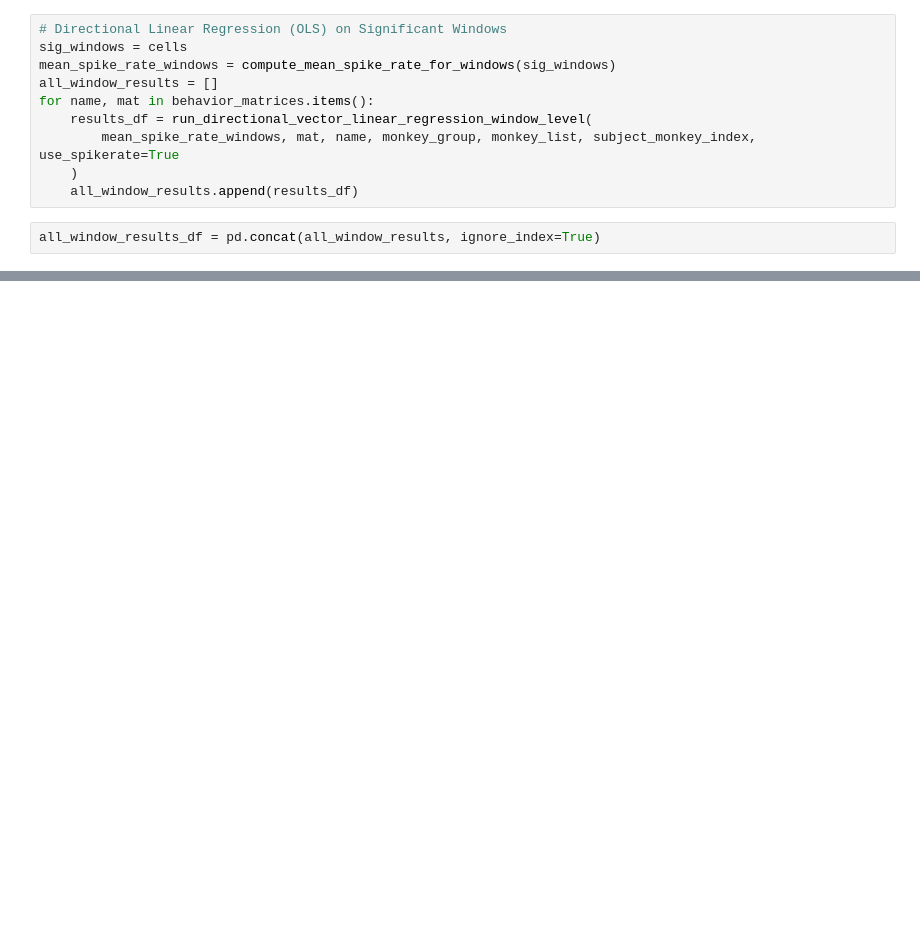
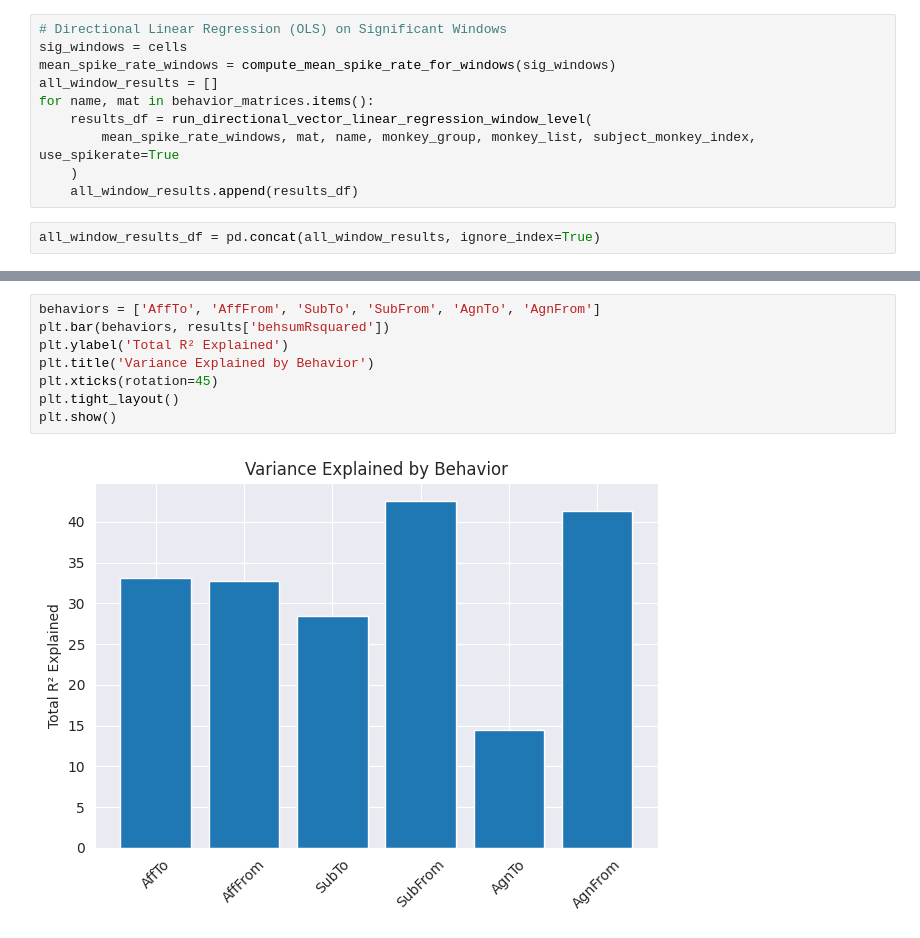
Before and after one commit to EdConnorLab/Julie, a Jupyter notebook: src/linear_regression_by_ed/for_vss_poster.ipynb, the cells around one changed output, grey strips where cells are left out. Saved outputs shown, nothing was run; the diff lists cells and outputs as text; blank space fills up the shorter version.

```diff
--- a/src/linear_regression_by_ed/for_vss_poster.ipynb
+++ b/src/linear_regression_by_ed/for_vss_poster.ipynb
@@ -86,0 +275,10 @@ mean_spike_rate = compute_mean_spike_rate_for_windows(filtered_df)
+# %%
+behaviors = ['AffTo', 'AffFrom', 'SubTo', 'SubFrom', 'AgnTo', 'AgnFrom']
+plt.bar(behaviors, results['behsumRsquared'])
+plt.ylabel('Total R² Explained')
+plt.title('Variance Explained by Behavior')
+plt.xticks(rotation=45)
+plt.tight_layout()
+plt.show()
+# %% [output]
+[figure, added]
```
Also changed, not shown: parts of 17 cells of this notebook.
